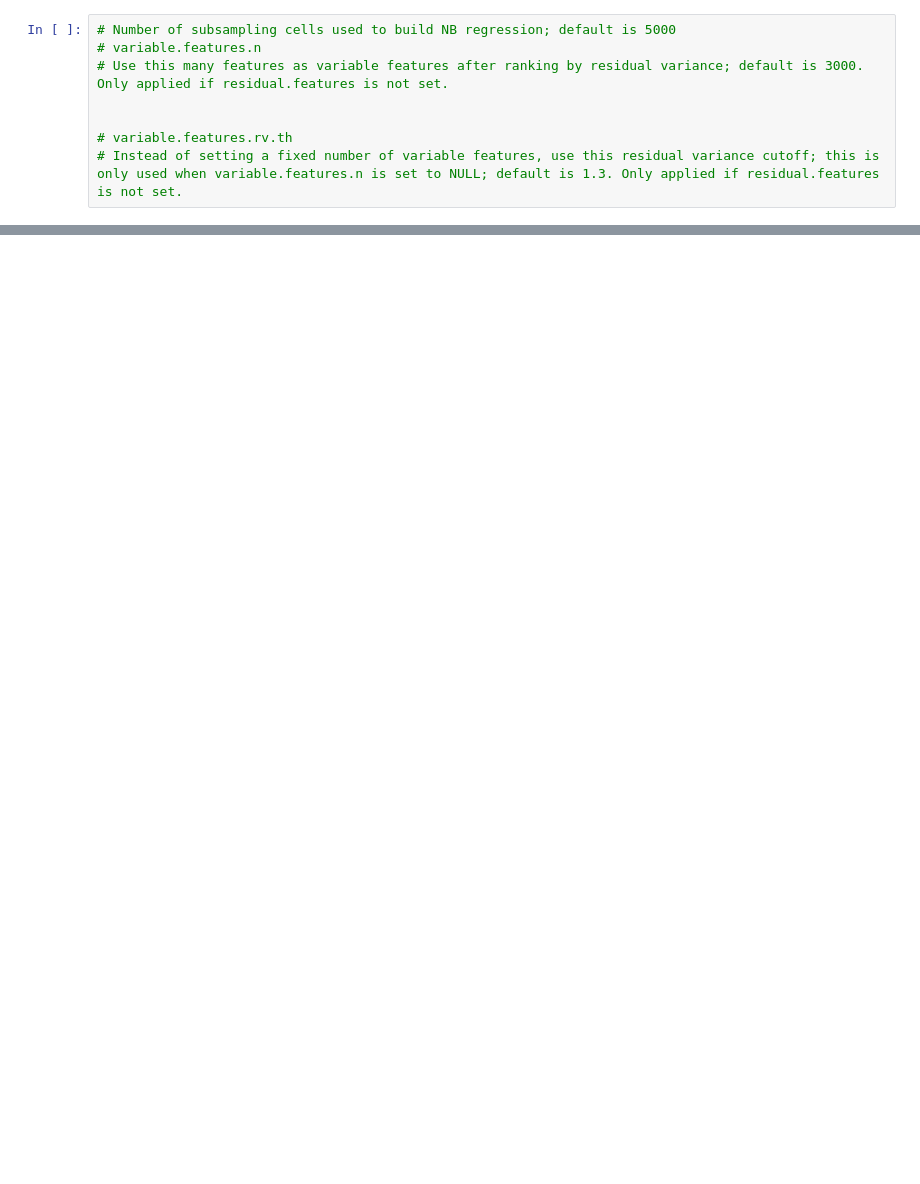
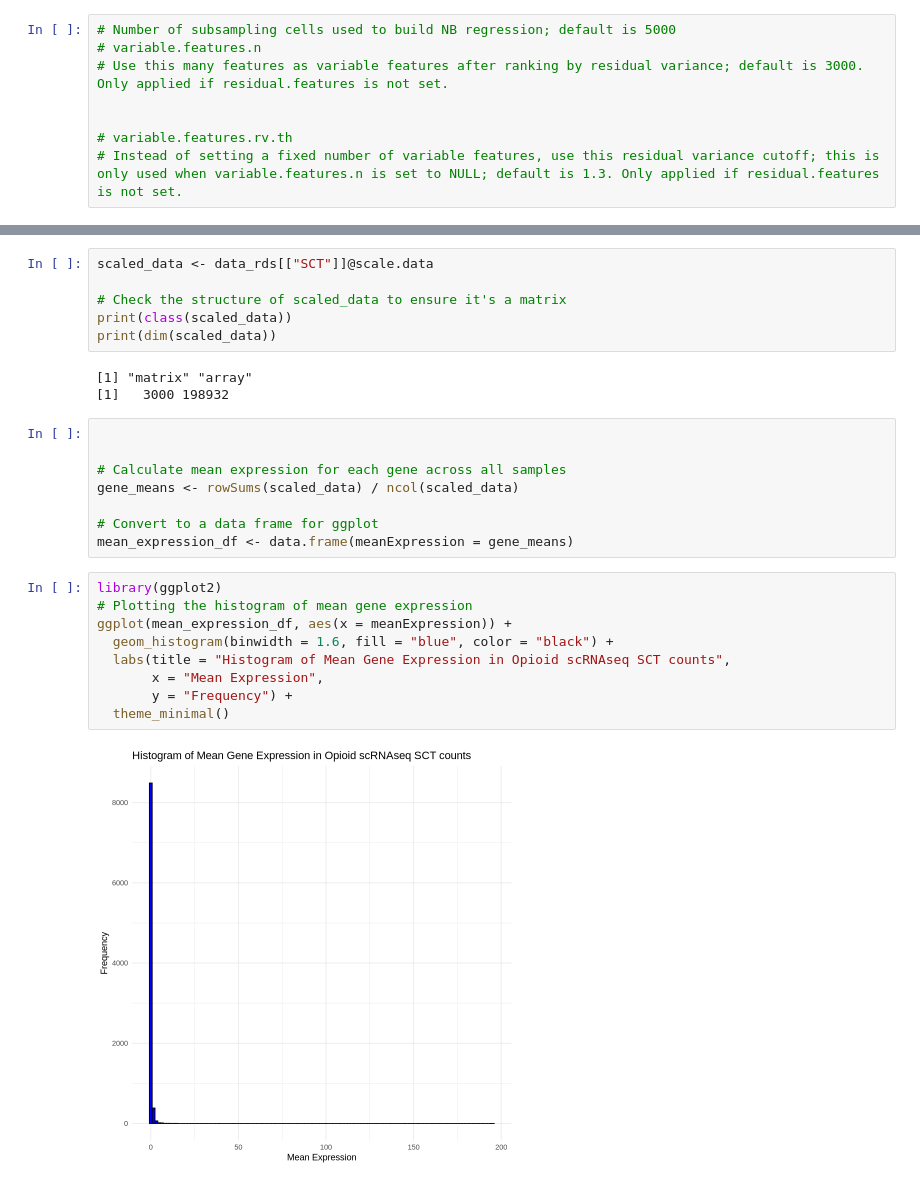
Before and after one commit to mmottaqii/AD-Biomarkers-MultiOmics, a Jupyter notebook: scripts/r_OUD.ipynb, the cells around one changed output, grey strips where cells are left out. Cells and saved outputs as stored; diff of their text form; blank space fills up the shorter version.

```diff
--- a/scripts/r_OUD.ipynb
+++ b/scripts/r_OUD.ipynb
@@ -467,0 +696,28 @@ SaveSeuratRds(
+# %%
+scaled_data <- data_rds[["SCT"]]@scale.data
+
+# Check the structure of scaled_data to ensure it's a matrix
+print(class(scaled_data))
+print(dim(scaled_data))
+# %% [output]
+[1] "matrix" "array"
+[1]   3000 198932
+# %%
+
+
+# Calculate mean expression for each gene across all samples
+gene_means <- rowSums(scaled_data) / ncol(scaled_data)
+
+# Convert to a data frame for ggplot
+mean_expression_df <- data.frame(meanExpression = gene_means)
+# %%
+library(ggplot2)
+# Plotting the histogram of mean gene expression
+ggplot(mean_expression_df, aes(x = meanExpression)) +
+  geom_histogram(binwidth = 1.6, fill = "blue", color = "black") +
+  labs(title = "Histogram of Mean Gene Expression in Opioid scRNAseq SCT counts",
+       x = "Mean Expression",
+       y = "Frequency") +
+  theme_minimal()
+# %% [output]
+[figure, added]
```
Also changed, not shown: parts of 73 cells of this notebook.
